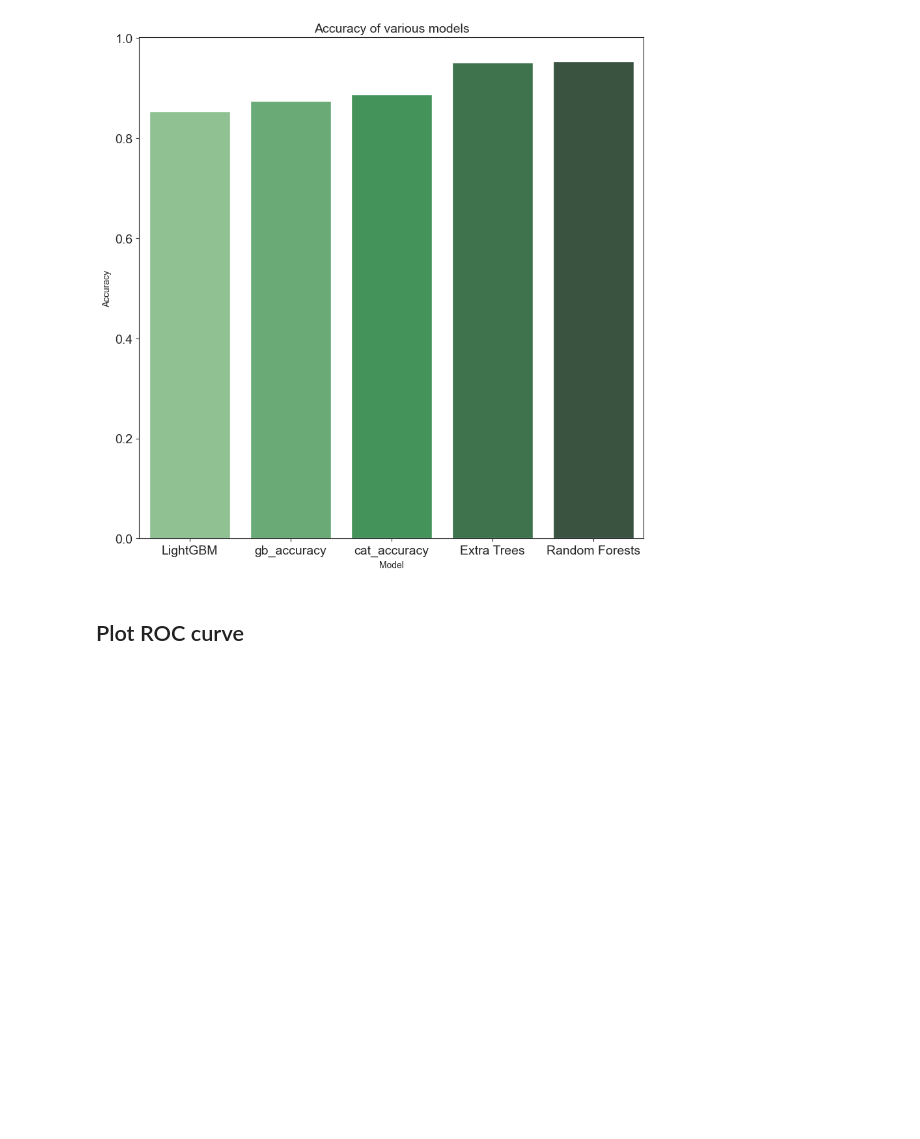
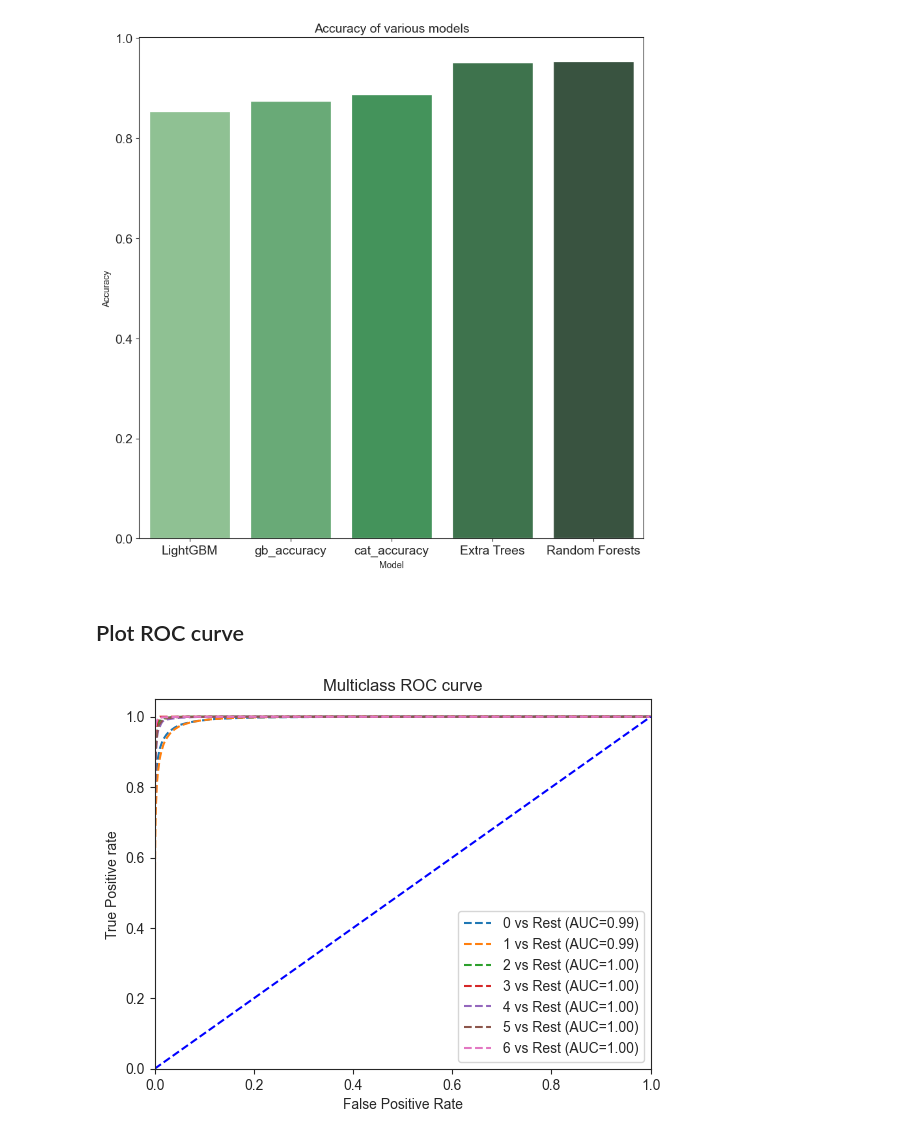
Before and after one commit to natek-1/Forest-Covertype, a Jupyter notebook: research/FE_and_Model_Training.ipynb, the cells around one changed output. Saved outputs shown, nothing was run; the diff lists cells and outputs as text; code cells hidden in the pictures; blank space fills up the shorter version.

```diff
--- a/research/FE_and_Model_Training.ipynb
+++ b/research/FE_and_Model_Training.ipynb
@@ -627,0 +631,30 @@ plt.show()
+# %%
+classes = np.unique(y_test)
+y_test_binarized = label_binarize(y_test, classes=classes)
+
+fpr = {}
+tpr = {}
+threshold = {}
+roc_auc = {}
+
+y_pred_probabilities = rf_classifier.predict_proba(X_test)
+
+n_classes = len(classes)
+
+for i in range(n_classes):
+    fpr[i], tpr[i], threshold[i] = roc_curve(y_test_binarized[:,i], y_pred_probabilities[:,i])
+    roc_auc[i] = auc(fpr[i], tpr[i])
+
+    plt.plot(fpr[i], tpr[i], linestyle="--",
+             label="%s vs Rest (AUC=%0.2f)"%(classes[i], roc_auc[i]))
+
+plt.plot([0,1], [0, 1], 'b--')
+plt.xlim([0,1])
+plt.ylim([0,1.05])
+plt.title('Multiclass ROC curve')
+plt.xlabel ('False Positive Rate')
+plt.ylabel('True Positive rate')
+plt.legend (loc='lower right')
+plt.show()
+# %% [output]
+[figure, added]
```
Also changed, not shown: parts of 2 cells of this notebook.
